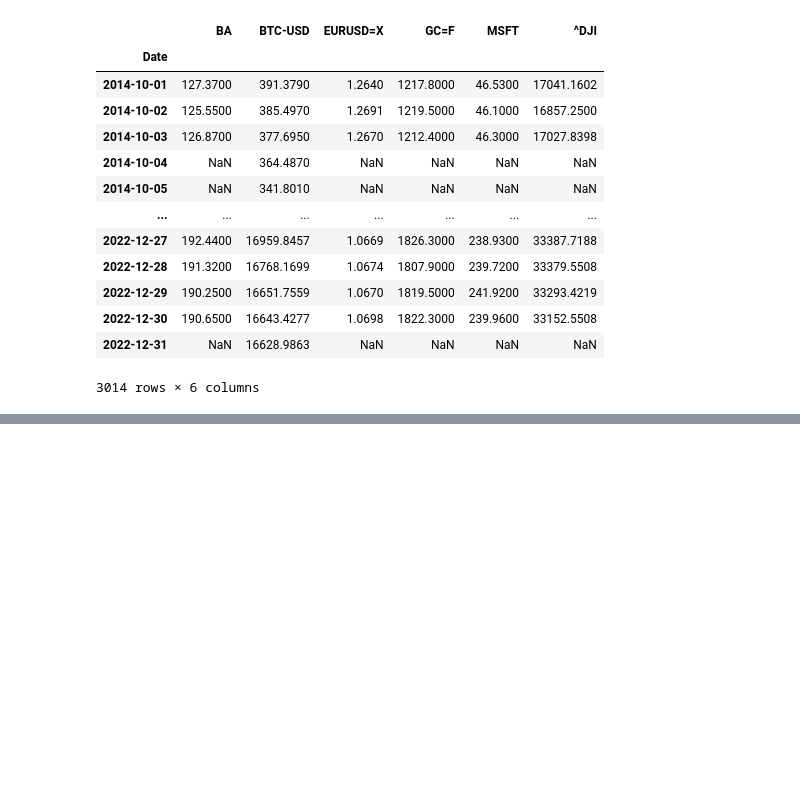
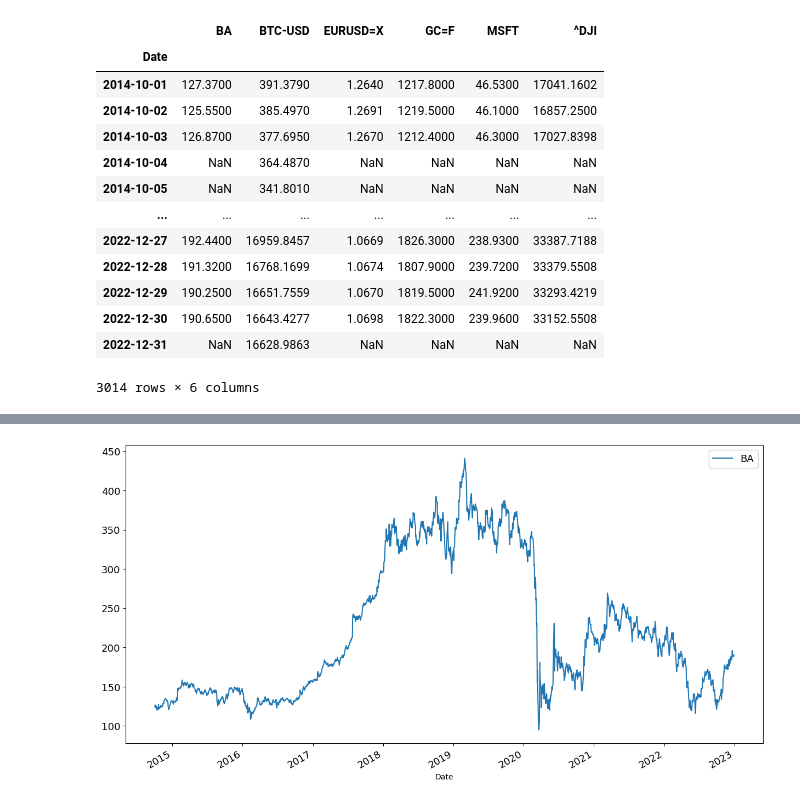
Before and after one commit to savan2508/Jupyter-Notebooks, a Jupyter notebook: Finance/Financial Data Analysis with Python .ipynb, the cells around one changed output, grey strips where cells are left out. Saved outputs shown, nothing was run; the diff lists cells and outputs as text; code cells hidden in the pictures; blank space fills up the shorter version.

```diff
--- a/Finance/Financial Data Analysis with Python .ipynb
+++ b/Finance/Financial Data Analysis with Python .ipynb
@@ -136,0 +191,2 @@ df.High
+# %%
+close = df.Close
@@ -136,0 +224,7 @@ df.High
+# %%
+# to plot a chart we can use following code.
+close.BA.dropna().plot(figsize = (15, 8), fontsize = 13)
+plt.legend(fontsize = 13)
+plt.show()
+# %% [output]
+[figure, added]
```
Also changed, not shown: parts of 35 cells of this notebook.
